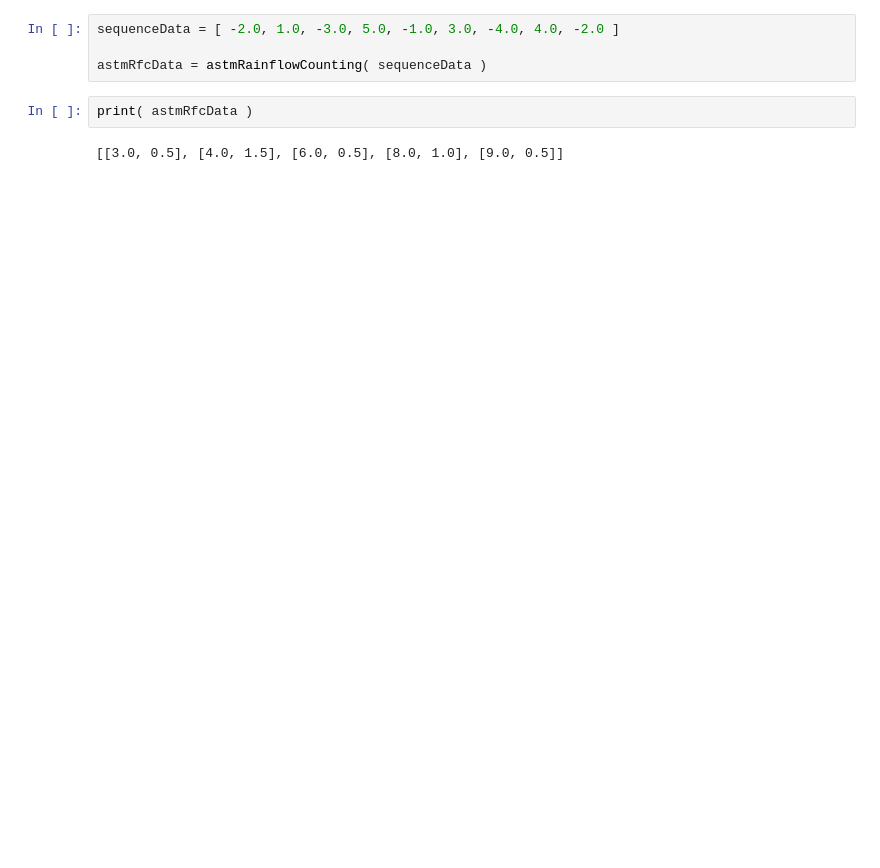
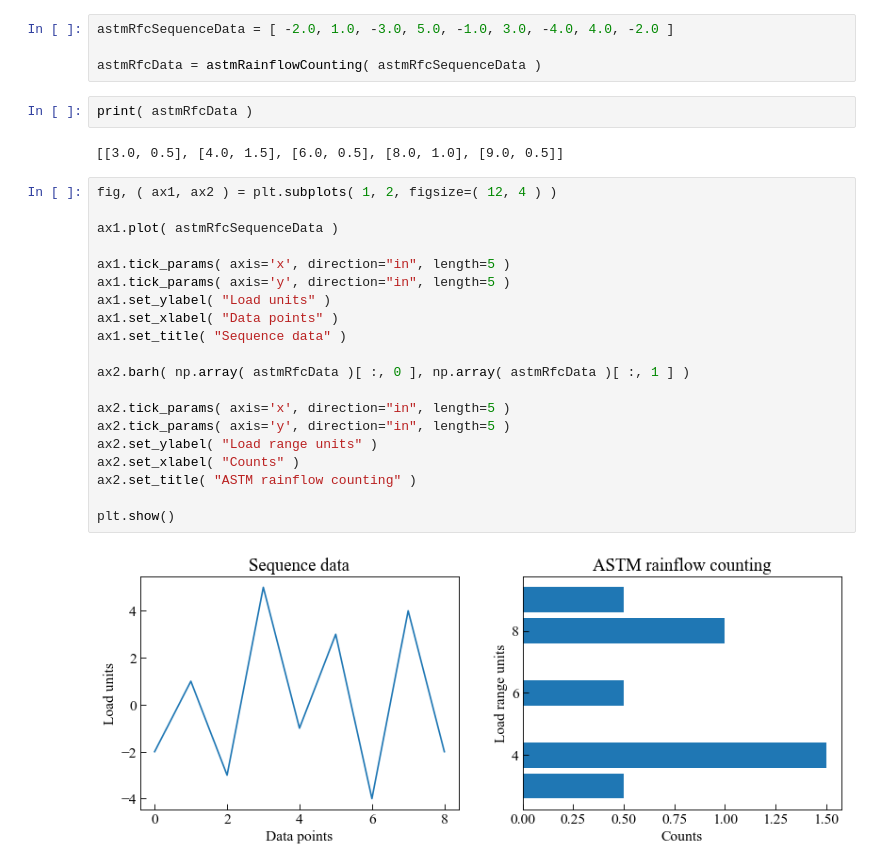
Before and after one commit to dpzhuX/ffpack, a Jupyter notebook: docs/source/cycle counting methods.ipynb, the cells around one changed output. Saved outputs shown, nothing was run; the diff lists cells and outputs as text; blank space fills up the shorter version.

```diff
--- a/docs/source/cycle counting methods.ipynb
+++ b/docs/source/cycle counting methods.ipynb
@@ -43,10 +152,32 @@ print( astmSrcData )
 # %%
 from ffpack.lcc import astmRainflowCounting
 # %%
-sequenceData = [ -2.0, 1.0, -3.0, 5.0, -1.0, 3.0, -4.0, 4.0, -2.0 ]
+astmRfcSequenceData = [ -2.0, 1.0, -3.0, 5.0, -1.0, 3.0, -4.0, 4.0, -2.0 ]
 
-astmRfcData = astmRainflowCounting( sequenceData )
+astmRfcData = astmRainflowCounting( astmRfcSequenceData )
 # %%
 print( astmRfcData )
 # %% [output]
 [[3.0, 0.5], [4.0, 1.5], [6.0, 0.5], [8.0, 1.0], [9.0, 0.5]]
+# %%
+fig, ( ax1, ax2 ) = plt.subplots( 1, 2, figsize=( 12, 4 ) )
+
+ax1.plot( astmRfcSequenceData )
+
+ax1.tick_params( axis='x', direction="in", length=5 )
+ax1.tick_params( axis='y', direction="in", length=5 )
+ax1.set_ylabel( "Load units" )
+ax1.set_xlabel( "Data points" )
+ax1.set_title( "Sequence data" )
+
+ax2.barh( np.array( astmRfcData )[ :, 0 ], np.array( astmRfcData )[ :, 1 ] )
+
+ax2.tick_params( axis='x', direction="in", length=5 )
+ax2.tick_params( axis='y', direction="in", length=5 )
+ax2.set_ylabel( "Load range units" )
+ax2.set_xlabel( "Counts" )
+ax2.set_title( "ASTM rainflow counting" )
+
+plt.show()
+# %% [output]
+[figure, added]
```
Also changed, not shown: parts of 16 cells of this notebook.
